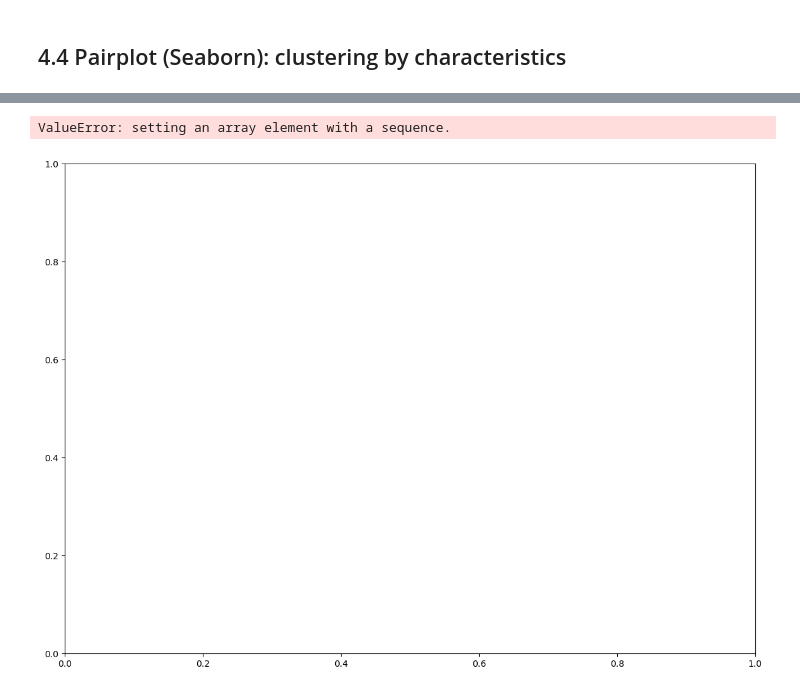
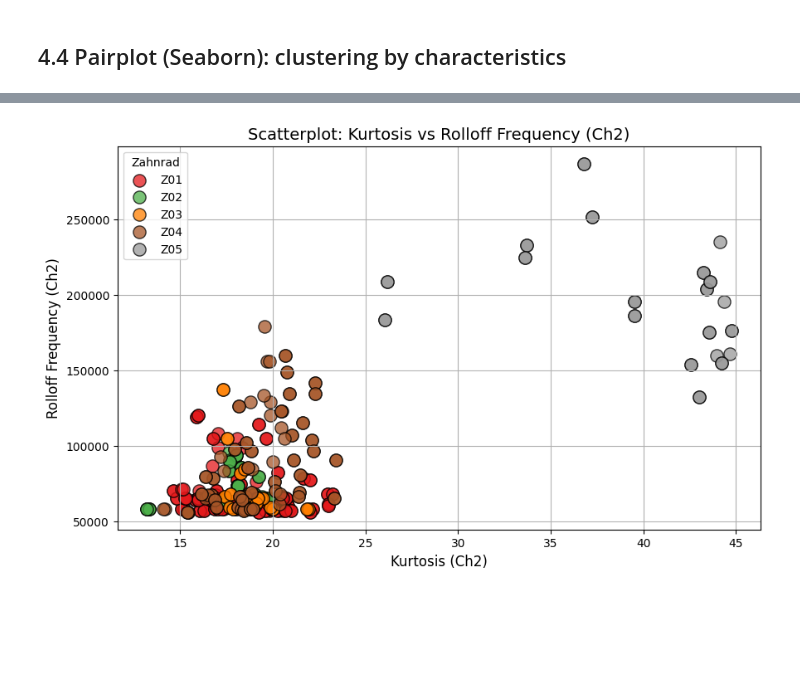
Before and after one commit to DmiPy/AI-in-material-diagnostics, a Jupyter notebook: SeminarAssignment3/main.ipynb, the cells around one changed output, grey strips where cells are left out. Saved outputs shown, nothing was run; the diff lists cells and outputs as text; code cells hidden in the pictures; blank space fills up the shorter version.

```diff
--- a/SeminarAssignment3/main.ipynb
+++ b/SeminarAssignment3/main.ipynb
@@ -302,21 +363,42 @@ plt.show()
 # %%
-plt.figure(figsize=(10,6))
-plt.scatter(
-    df_ch2_features['sig_kurtosis_ch2'],
-    df_ch2_features['spec_rolloff_freq_ch2'],
-    c=df_ch2_features['spec'].apply(lambda x: int(x[-1])),
-    edgecolors='k', alpha=0.75, s=120
-)
+# Определяем цвета
+colors = plt.cm.Set1(np.linspace(0, 1, 5))
+spec_labels = sorted(df_ch2_features['spec'].unique())
+color_map = {label: colors[i] for i, label in enumerate(spec_labels)}
+
+# Строим scatter plot
+plt.figure(figsize=(10, 6))
+for label in spec_labels:
+    mask = df_ch2_features['spec'] == label
+    plt.scatter(
+        df_ch2_features.loc[mask, 'sig_kurtosis_ch2'],
+        df_ch2_features.loc[mask, 'spec_rolloff_freq_ch2'],
+        label=label,
+        c=color_map[label].reshape(1, -1),
+        edgecolors='k',
+        alpha=0.75,
+        s=120
+    )
+
 plt.grid(True)
 plt.title("Scatterplot: Kurtosis vs Rolloff Frequency (Ch2)", fontsize=14)
 plt.xlabel("Kurtosis (Ch2)", fontsize=12)
 plt.ylabel("Rolloff Frequency (Ch2)", fontsize=12)
+plt.legend(title="Zahnrad", loc="best")
 plt.show()
+# %% [output]
+[figure, added]
 # %%
+import matplotlib.pyplot as plt
+import matplotlib.cm as cm  # уже должен быть импортирован
+
 def correlation_matrix(df, title="Feature Correlation Matrix"):
     fig = plt.figure(figsize=(14, 10))
     ax = fig.add_subplot(111)
-    cmap = cm.get_cmap('coolwarm', 30)
+
+    # Новый способ получения colormap
+    cmap = plt.colormaps.get_cmap('coolwarm')
+
     cax = ax.imshow(df.corr(), interpolation="nearest", cmap=cmap, vmin=-1, vmax=1)
     ax.grid(True)
     plt.title(title, fontsize=15)
@@ -328,16 +410,6 @@ def correlation_matrix(df, title="Feature Correlation Matrix"):
     fig.colorbar(cax)
     plt.tight_layout()
     plt.show()
-
-just_ch1_features = df_ch1_features.drop(columns=['spec'])
-correlation_matrix(just_ch1_features, title="Ch1 Feature Correlation")
-plt.figure(figsize=(12, 8))
-sns.heatmap(just_ch1_features.corr(), annot=True, cmap='coolwarm', vmin=-1, vmax=1)
-plt.title("Feature Correlation (Ch1)")
-plt.show()
-# %% [output]
-ValueError: setting an array element with a sequence.
-[figure, removed]
 # %%
 df_long = pd.DataFrame({
     'RMS': np.concatenate([df_ch1_features['sig_rms_ch1'], df_ch2_features['sig_rms_ch2']]),
```
Also changed, not shown: parts of 26 cells of this notebook.
